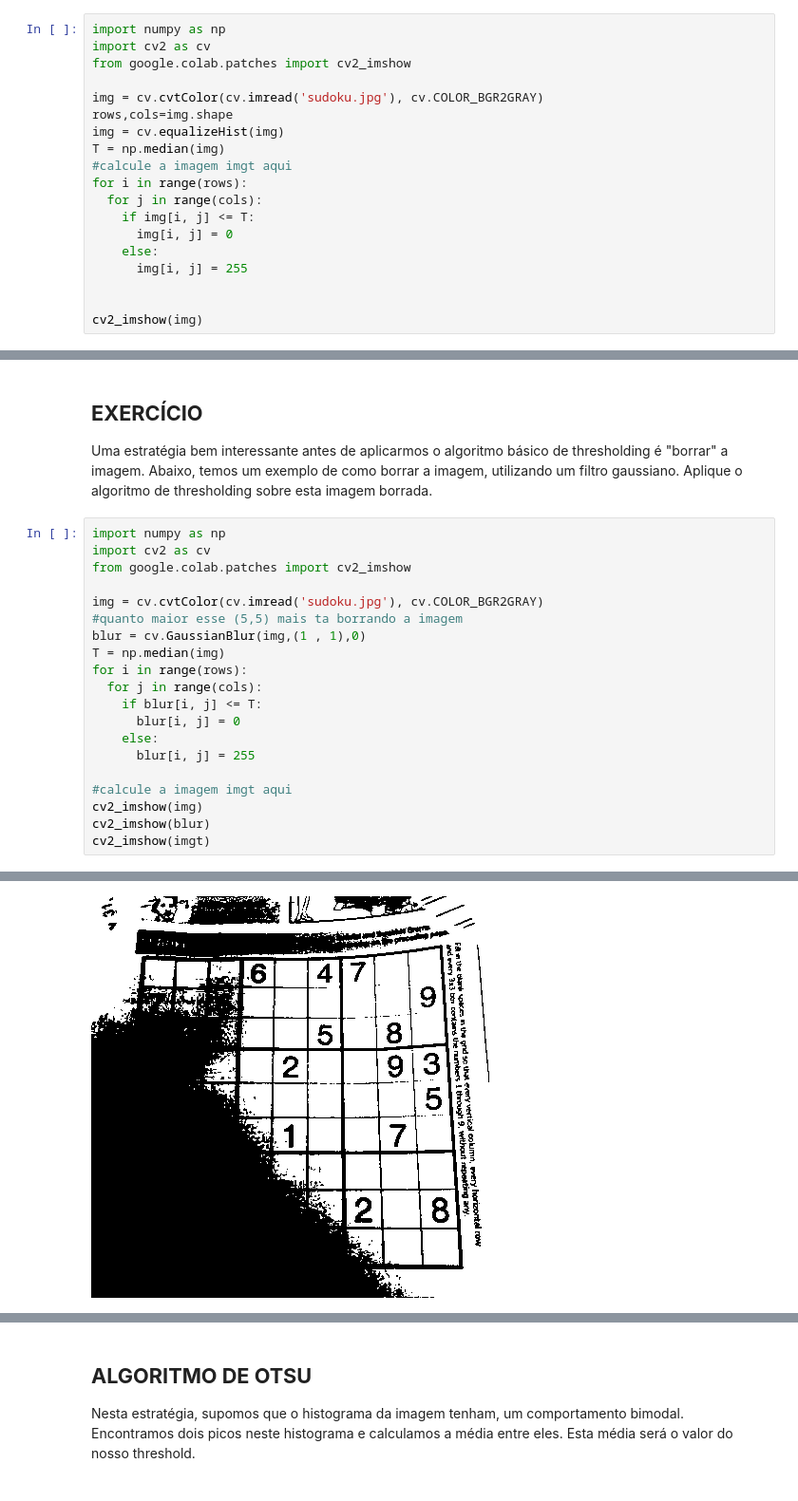
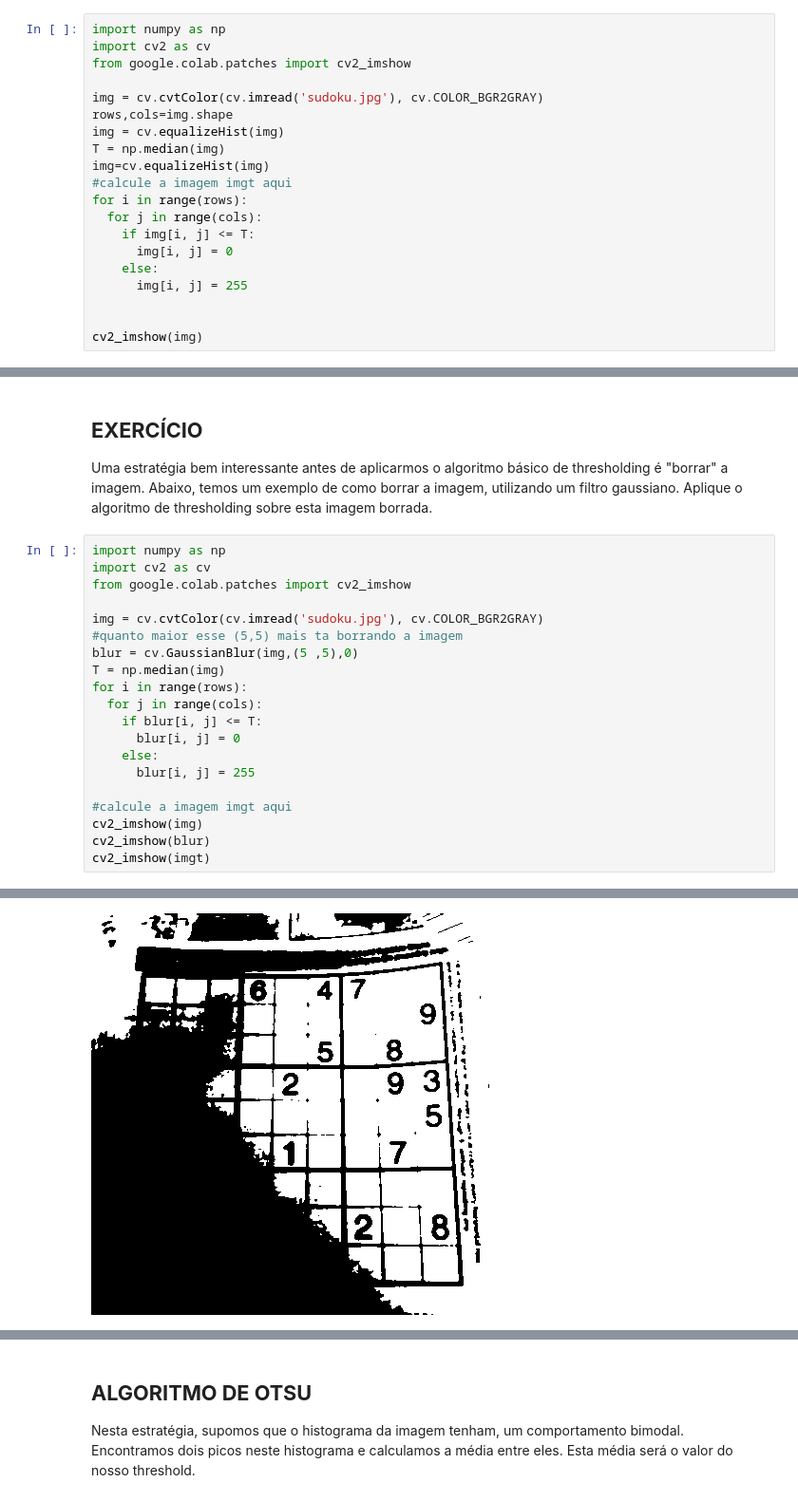
Before and after one commit to manucastilla/VisaoComputacional, a Jupyter notebook: Aula 05/Visão_Computacional_Aula_05.ipynb, the cells around one changed output, grey strips where cells are left out. Shown: that part at 95% size. Drawn from its saved outputs; the diff is of its cells as text.

```diff
--- a/Aula 05/Visão_Computacional_Aula_05.ipynb
+++ b/Aula 05/Visão_Computacional_Aula_05.ipynb
@@ -101,6 +108,7 @@ img = cv.cvtColor(cv.imread('sudoku.jpg'), cv.COLOR_BGR2GRAY)
 rows,cols=img.shape
 img = cv.equalizeHist(img)
 T = np.median(img)
+img=cv.equalizeHist(img)
 #calcule a imagem imgt aqui
 for i in range(rows):
   for j in range(cols):
@@ -120,26 +128,26 @@ Uma estratégia bem interessante antes de aplicarmos o algoritmo básico de thre
 # %%
 import numpy as np
 import cv2 as cv
 from google.colab.patches import cv2_imshow
 
 img = cv.cvtColor(cv.imread('sudoku.jpg'), cv.COLOR_BGR2GRAY)
 #quanto maior esse (5,5) mais ta borrando a imagem
-blur = cv.GaussianBlur(img,(1 , 1),0)
+blur = cv.GaussianBlur(img,(5 ,5),0)
 T = np.median(img)
 for i in range(rows):
   for j in range(cols):
     if blur[i, j] <= T:
       blur[i, j] = 0
     else:
       blur[i, j] = 255
 
 #calcule a imagem imgt aqui
 cv2_imshow(img)
 cv2_imshow(blur)
 cv2_imshow(imgt)
 # %% [output]
 [figure]
-[figure, old version]
+[figure, new version]
 [figure]
 # %% [markdown]
 ## **ALGORITMO DE OTSU**
```
Also changed, not shown: parts of 8 cells of this notebook.
